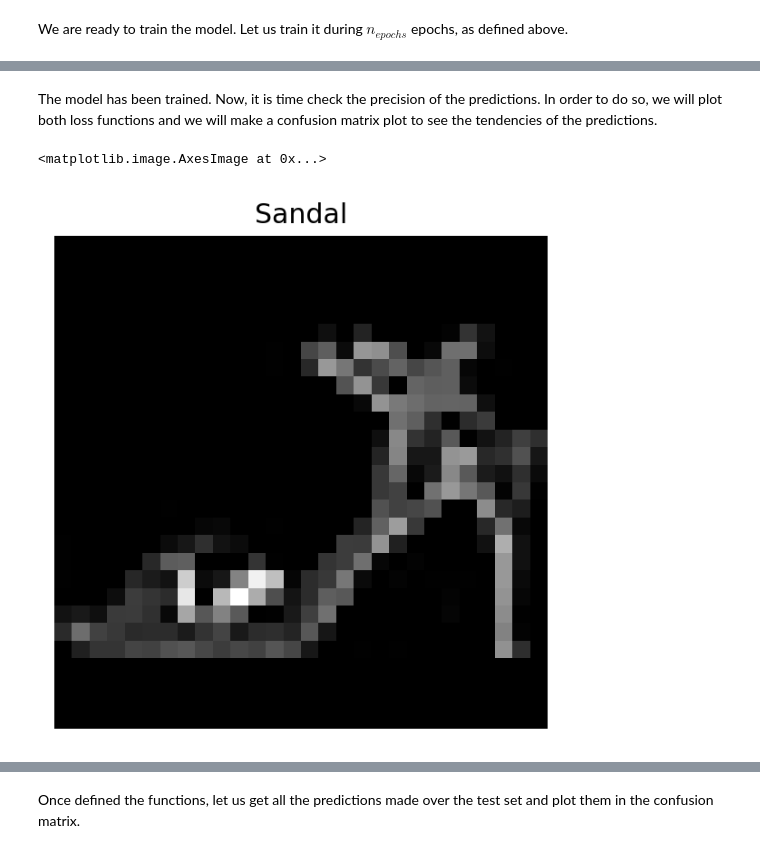
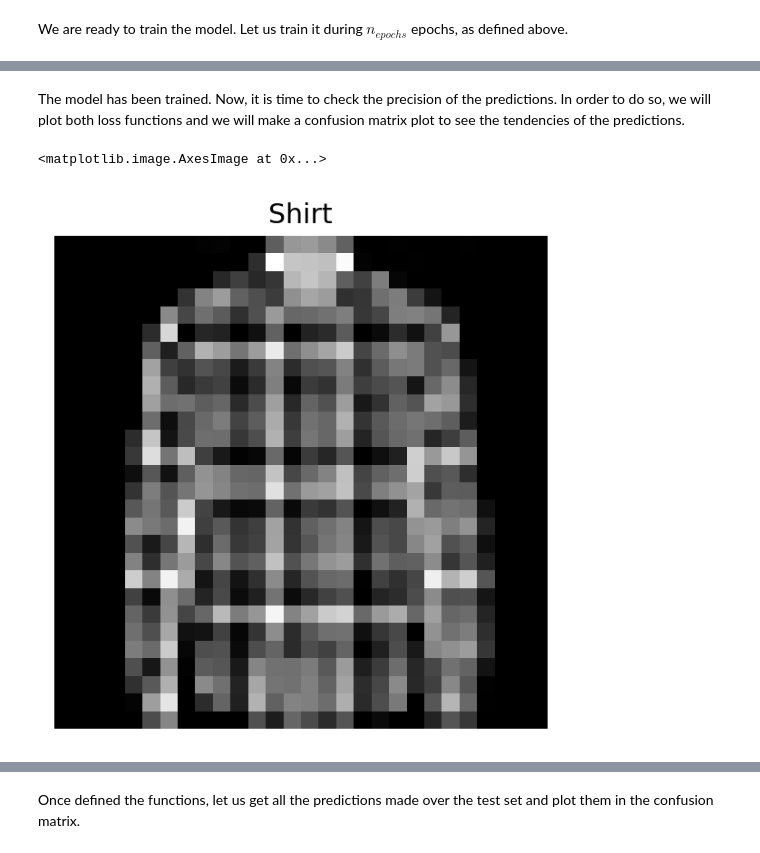
Before and after one commit to Santiq22/data_science_projects, a Jupyter notebook: Deep Convolutional Classificator Fashion MNIST/Classificator.ipynb, the cells around one changed output, grey strips where cells are left out. Drawn from its saved outputs; the diff is of its cells as text; code cells hidden in the pictures.

```diff
--- a/Deep Convolutional Classificator Fashion MNIST/Classificator.ipynb
+++ b/Deep Convolutional Classificator Fashion MNIST/Classificator.ipynb
@@ -130,7 +139,7 @@ Now we have loaded the dataset and we transformed it in appropiate Dataloader ob
 # Model definition
 class Model(nn.Module):
     # Define model elements
-    def __init__(self, ):
+    def __init__(self):
         # The super() builtin returns a proxy object (temporary object of the superclass)
         # that allows us to access methods of the base class.
         super().__init__()
@@ -156,7 +165,6 @@ class Model(nn.Module):
 
 # Now we can create a model and send it at once to the device
 model = Model().to(device)
-# We can also inspect its parameters using its state_dict
+# We can also inspect its parameters using its state_dict() method
 print(model.state_dict())
-print(model)
 # %% [output]
@@ -273,11 +287,5 @@ plt.savefig('countplot_test.jpg', bbox_inches='tight')
 # %% [markdown]
 We can see that the training labels are perfectly balanced, making the training process easier than in the case of imbalanced classes. Note that we have labels that are encoded, so it is not needed to apply the label encoding method on the targets. To move forward, we have to define the function that will perform the training of the CNN.
-# %%
-for (X, y) in train_dl:
-    print(y.shape)
-    break
-
-len(train_dl.dataset)/1000
 # %%
 # We define the training function
 def train_loop(dataloader, model, loss_fn, optimizer):
@@ -353,7 +361,7 @@ We will plot the loss function against the epochs
 # %%
 # We define a loss array to plot the training loss function and the testing loss function
 loss_to_plot = []
-loss_to_plot_val = []
+loss_to_plot_test = []
 # %% [markdown]
 We are ready to train the model. Let us train it during $n_{epochs}$ epochs, as defined above.
 # %%
@@ -361,7 +369,7 @@ We are ready to train the model. Let us train it during $n_{epochs}$ epochs, as
 for t in range(n_epochs):
     print(f"Epoch {t+1}\n=============================================")
     loss_to_plot.append(train_loop(train_dl, model, loss_fn, optimizer))
-    loss_to_plot_val.append(test_loop(test_dl, model, loss_fn, batch_size))
+    loss_to_plot_test.append(test_loop(test_dl, model, loss_fn, batch_size))
 print("Done!")
 # %% [output]
 Epoch 1
@@ -386,27 +394,27 @@ Actual batch=2 |
 # %% [markdown]
-The model has been trained. Now, it is time check the precision of the predictions. In order to do so, we will plot both loss functions and we will make a confusion matrix plot to see the tendencies of the predictions.
+The model has been trained. Now, it is time to check the precision of the predictions. In order to do so, we will plot both loss functions and we will make a confusion matrix plot to see the tendencies of the predictions.
 # %%
 # We save both loss functions
 np.savetxt('loss_to_plot.txt', loss_to_plot)
-np.savetxt('loss_to_plot_test.txt', loss_to_plot_val)
+np.savetxt('loss_to_plot_test.txt', loss_to_plot_test)
 
 # We choose an image and calculate the corresponding prediction generated by the model
-for (X, y) in train_dl:
+for (X, y) in test_dl:
     pred_cpu = model(X)
-    image_cpu = X[0]
+    image_cpu = X[7]
     break
 
-pred_cpu = pred_cpu[0].detach().numpy()
+pred_cpu = pred_cpu[7].detach().numpy()
 
-# We plot the imagen to be predicted and as a title the corresponding prediction
+# We plot the image to be predicted and as a title the corresponding prediction
 fig, ax = plt.subplots(1,1, dpi=180)
 fig.set_size_inches(4.0, 4.0)
 ax.axis("off")
 plt.title(labels_map[np.argmax(pred_cpu)])
 ax.imshow(image_cpu.squeeze(), cmap="gray")
 # %% [output]
 <matplotlib.image.AxesImage at 0x...>
-[figure, old version]
+[figure, new version]
 # %%
 lp = np.loadtxt('loss_to_plot.txt')
 lp_test = np.loadtxt('loss_to_plot_test.txt')
```
Also changed, not shown: parts of 20 cells of this notebook, 3 other files.
